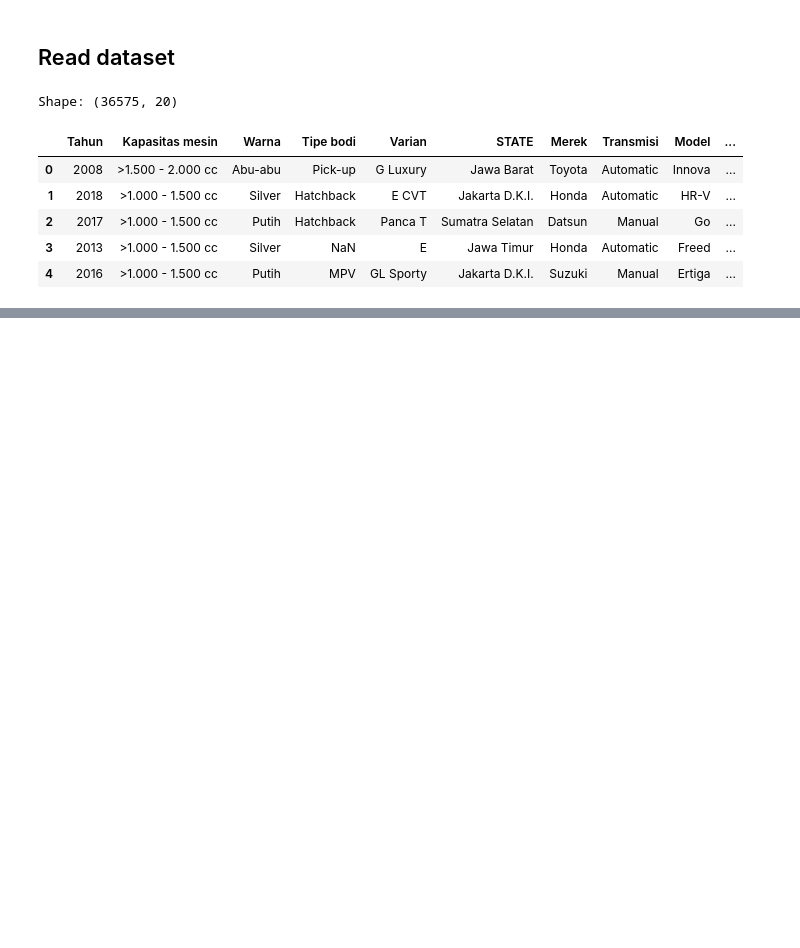
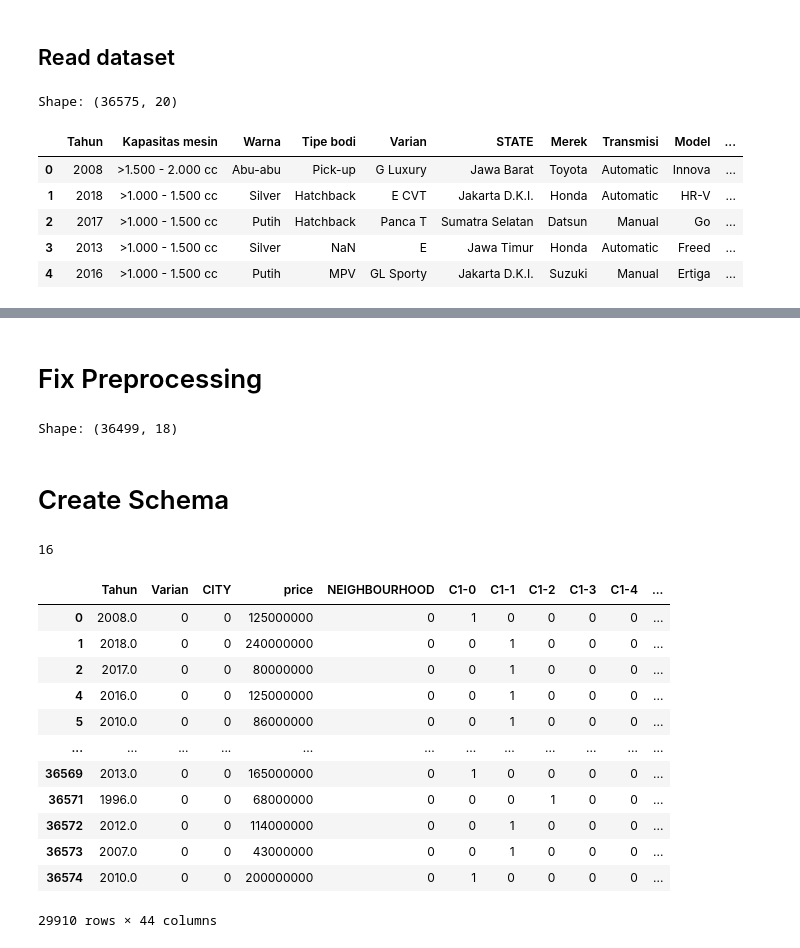
Before and after one commit to jesslyn1999/Data-Mining-HandsOn, a Jupyter notebook: W12_handson/W12_HandsonRegression-CarPricePrediction.ipynb, the cells around one changed output, grey strips where cells are left out. Drawn from its saved outputs; the diff is of its cells as text; code cells hidden in the pictures; blank space fills up the shorter version.

```diff
--- a/W12_handson/W12_HandsonRegression-CarPricePrediction.ipynb
+++ b/W12_handson/W12_HandsonRegression-CarPricePrediction.ipynb
@@ -34,0 +307,12 @@ Shape: (36575, 20)
+# %% [markdown]
+# Fix Preprocessing
+# %%
+df_preprocess = df.copy()
+df_preprocess = delete_duplicated(df_preprocess)
+df_preprocess = delete_unused_column(df_preprocess, 'COUNTRY')
+df_preprocess = delete_unused_column(df_preprocess, 'phone')
+print('Shape:', df_preprocess.shape)
+# %% [output]
+Shape: (36499, 18)
+# %% [markdown]
+# Create Schema
@@ -34,0 +329,22 @@ Shape: (36575, 20)
+# %%
+list_encoding_column = [
+    'Kapasitas mesin',
+    'Tahun',
+    'Warna',
+    'Tipe bodi',
+    'Varian',
+    'Jarak tempuh',
+    'Nama Bursa Mobil',
+    'STATE',
+    'Merek',
+    'Transmisi',
+    'Model',
+    'Tipe bahan bakar',
+    'Tipe Penjual',
+    'CITY',
+    'Sistem Penggerak',
+    'NEIGHBOURHOOD'
+]
+len(list_encoding_column)
+# %% [output]
+16
@@ -34,0 +404,38 @@ Shape: (36575, 20)
+# %%
+
+df_schema_4 = Schema(df_schema,
+                     [True,True,True,False,False,False,False] ,
+                     [True,2,True,False,None,False,False,False,
+                      False,False,False,False,False,None,False,None
+                     ])
+list_schema.append(df_schema_4)
+
+df_schema_5 = Schema(df_schema,
+                     [True,True,True,False,False,False,False] ,
+                     [True,2,True,False,None,False,None,False,False,
+                      False,False,False,False,None,False,None
+                     ])
+list_schema.append(df_schema_5)
+
+df_schema_6 = Schema(df_schema,
+                     [True,True,True,False,False,False,False] ,
+                     [True,2,True,False,None,False,None,None,False,
+                      False,False,False,False,None,False,None
+                     ])
+list_schema.append(df_schema_6)
+# %%
+df_schema_4
+# %% [output]
+|  | Tahun | Varian | CITY | price | NEIGHBOURHOOD | C1-0 | C1-1 | C1-2 | C1-3 | C1-4 | ... |
+| 0 | 2008.0 | 0 | 0 | 125000000 | 0 | 1 | 0 | 0 | 0 | 0 | ... |
+| 1 | 2018.0 | 0 | 0 | 240000000 | 0 | 0 | 1 | 0 | 0 | 0 | ... |
+| 2 | 2017.0 | 0 | 0 | 80000000 | 0 | 0 | 1 | 0 | 0 | 0 | ... |
+| 4 | 2016.0 | 0 | 0 | 125000000 | 0 | 0 | 1 | 0 | 0 | 0 | ... |
+| 5 | 2010.0 | 0 | 0 | 86000000 | 0 | 0 | 1 | 0 | 0 | 0 | ... |
+| ... | ... | ... | ... | ... | ... | ... | ... | ... | ... | ... | ... |
+| 36569 | 2013.0 | 0 | 0 | 165000000 | 0 | 1 | 0 | 0 | 0 | 0 | ... |
+| 36571 | 1996.0 | 0 | 0 | 68000000 | 0 | 0 | 0 | 1 | 0 | 0 | ... |
+| 36572 | 2012.0 | 0 | 0 | 114000000 | 0 | 0 | 1 | 0 | 0 | 0 | ... |
+| 36573 | 2007.0 | 0 | 0 | 43000000 | 0 | 0 | 1 | 0 | 0 | 0 | ... |
+| 36574 | 2010.0 | 0 | 0 | 200000000 | 0 | 1 | 0 | 0 | 0 | 0 | ... |
+29910 rows × 44 columns
```
Also changed, not shown: parts of 26 cells of this notebook, 1 other file.
